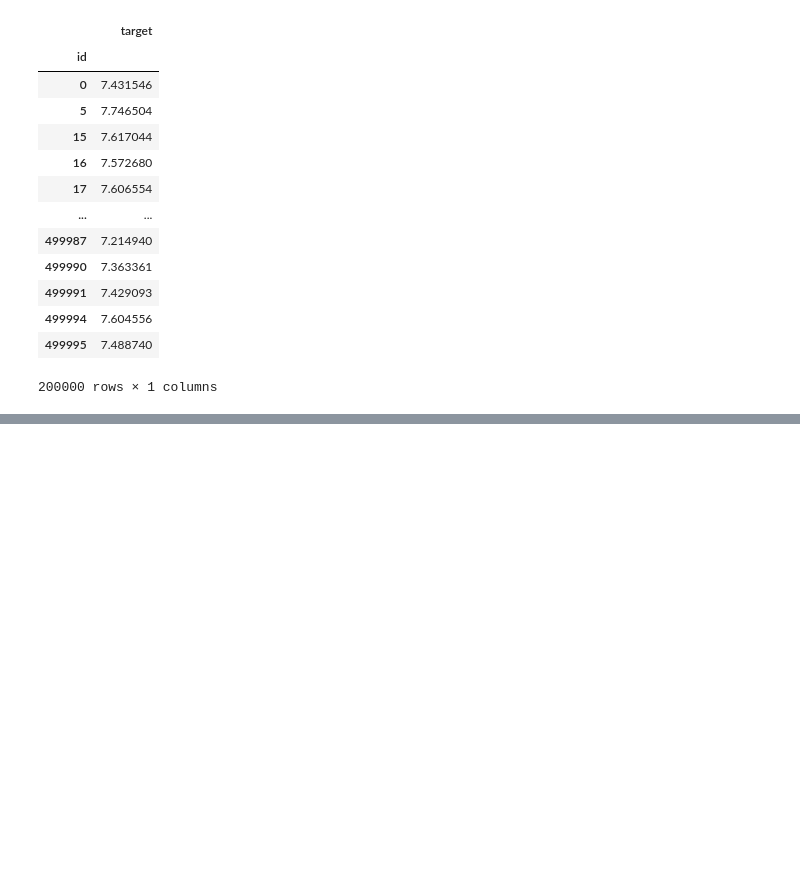
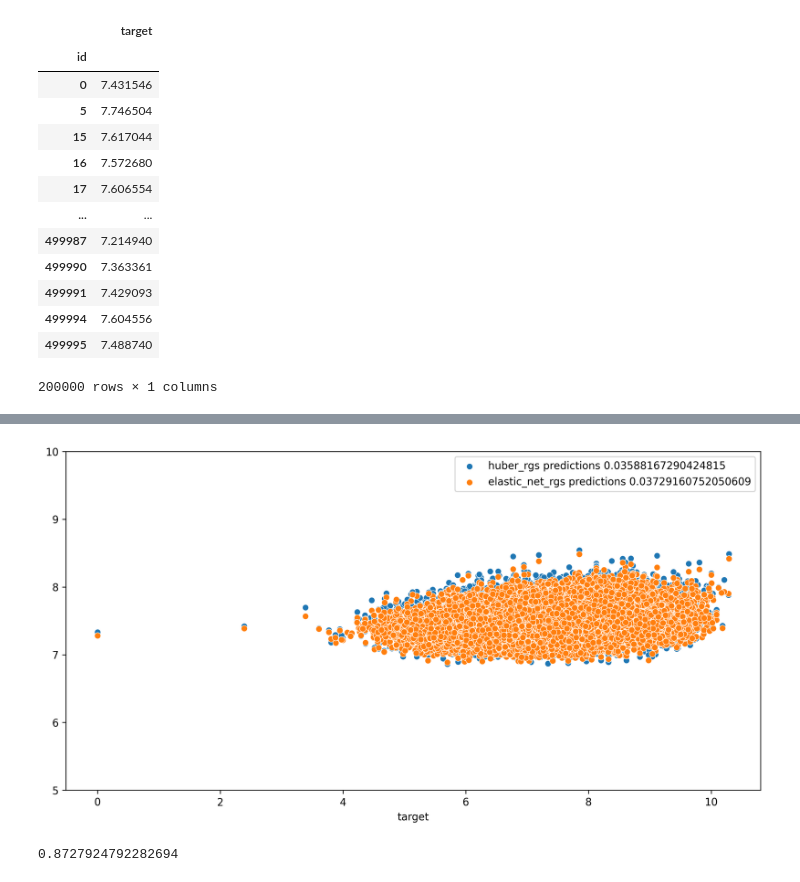
Before and after one commit to ashen007/tabularSeries-Feb-2021, a Jupyter notebook: models/models.ipynb, the cells around one changed output, grey strips where cells are left out. Drawn from its saved outputs; the diff is of its cells as text; code cells hidden in the pictures; blank space fills up the shorter version.

```diff
--- a/models/models.ipynb
+++ b/models/models.ipynb
@@ -365,20 +366,22 @@ ransac.get_params()
 # %%
 max_iter = 10
 
-ransac_rgs = RandomizedSearchCV(estimator=ransac,
-                                param_distributions={'ransac__min_samples': [13, 26, 52, 104],
-                                                     'ransac__max_trials': [100, 125, 150, 175, 200],
-                                                     'ransac__loss': ['absolute_error', 'squared_error']
-                                                     },
-                                n_iter=max_iter,
-                                cv=cv,
-                                return_train_score=True,
-                                scoring={'r2': make_scorer(r2_score),
-                                         'mse': make_scorer(mean_squared_error, greater_is_better=False)
-                                         },
-                                refit='r2',
-                                n_jobs=-1)
-ransac_rgs.get_params()
+huber_rgs = RandomizedSearchCV(estimator=huber,
+                               param_distributions={'poly__degree': [1, 2, 3],
+                                                    'huber__alpha': [0.000001, 0.00001, 0.0001, 0.001, 0.01, 0.1, 1, 10,
+                                                                     100],
+                                                    'huber__epsilon': [1, 1.2, 1.35, 1.5, 2, 2.5, 5],
+                                                    'huber__max_iter': [100, 200, 300]
+                                                    },
+                               n_iter=max_iter,
+                               cv=cv,
+                               return_train_score=True,
+                               scoring={'r2': make_scorer(r2_score),
+                                        'mse': make_scorer(mean_squared_error, greater_is_better=False)
+                                        },
+                               refit='r2',
+                               n_jobs=-1)
+huber_rgs.get_params()
 # %% [output]
 {'cv': RepeatedKFold(n_repeats=12, n_splits=6, random_state=None),
  'error_score': nan,
@@ -424,0 +496,15 @@ ransac_rgs.best_estimator_, ransac_rgs.best_score_, ransac_rgs.best_params_
+# %%
+plt.figure(figsize=[12, 6], dpi=300)
+sns.scatterplot(x=test_y, y=huber_rgs.predict(test_x),
+                label=f'huber_rgs predictions {huber_rgs.score(test_x, test_y)}')
+sns.scatterplot(x=test_y, y=en_rgs.predict(test_x),
+                label=f'elastic_net_rgs predictions {en_rgs.score(test_x, test_y)}')
+plt.ylim(5,10)
+plt.legend()
+plt.show()
+# %% [output]
+[figure, added]
+# %%
+mean_squared_error(test_y, huber_rgs.predict(test_x), squared=False)
+# %% [output]
+0.8727924792282694
```
Also changed, not shown: parts of 10 cells of this notebook.
